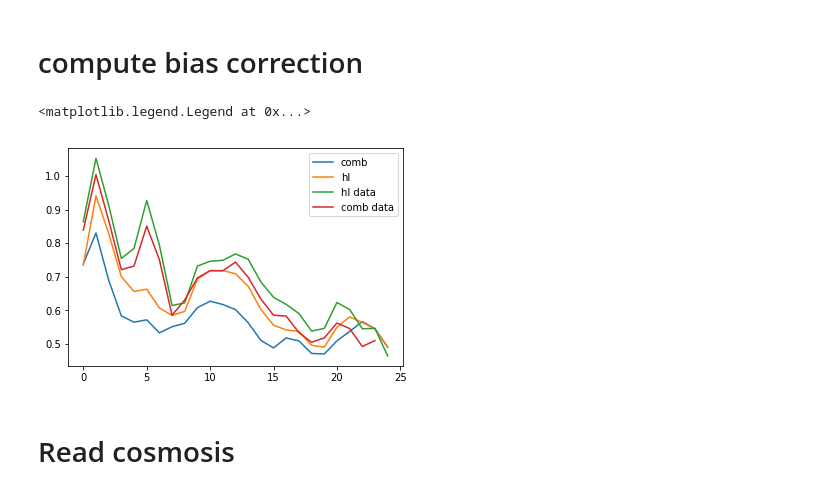
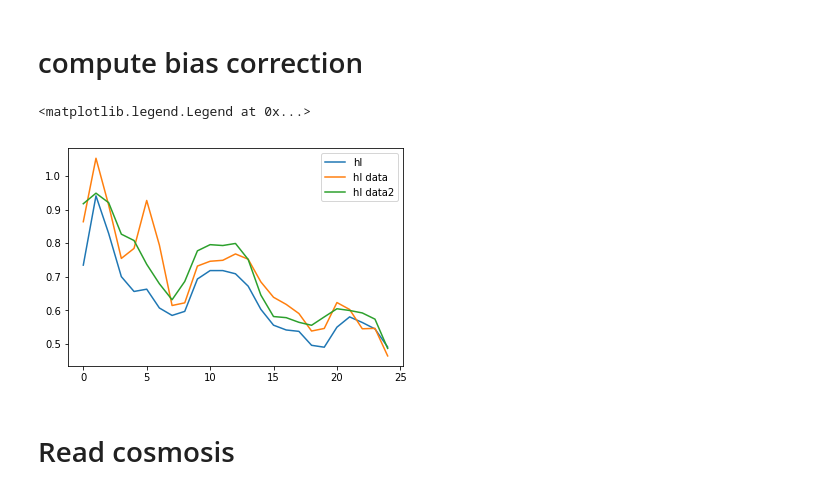
Before and after one commit to mgatti29/CORE, a Jupyter notebook: Preparing_results.ipynb, the cells around one changed output. Saved outputs shown, nothing was run; the diff lists cells and outputs as text; code cells hidden in the pictures.

```diff
--- a/Preparing_results.ipynb
+++ b/Preparing_results.ipynb
@@ -405,46 +454,65 @@ plt.savefig('./figures_x_paper/Nz_sims_data.pdf',bbox_inches='tight')
 # %% [markdown]
 # compute bias correction
 # %%
+
+bias_corr_comb_data2  = np.zeros(len(bins_rm)-1)
+bias_corr_hl_data2 = np.zeros(len(bins_rm)-1)
 bias_corr_hl_data = np.zeros(len(bins_rm)-1)
 bias_corr_comb = np.zeros(len(bins_rm)-1)
 bias_corr_comb_data  = np.zeros(len(bins_rm)-1)
 bias_corr_hl = np.zeros(len(bins_rm)-1)
 
+mute_comb_data2 = pf.open(path_cosmosis+'/data_WL_rmg_rmgz_combined_data2.fits')
+mute_hl_data2 = pf.open(path_cosmosis+'/data_WL_rmg_rmgz_higherlum_data2.fits')
 mute_comb_data = pf.open(path_cosmosis+'/data_WL_rmg_rmgz_combined_data.fits')
-mute_hl_data = pf.open(path_cosmosis+'/sims_WL_rmg_rmgz_higherlum_data.fits')
-mute_comb = pf.open(path_cosmosis+'/data_WL_rmg_rmgz_combined.fits')
-mute_hl = pf.open(path_cosmosis+'/data_WL_rmg_rmgz_higherlum.fits')
+mute_hl_data = pf.open(path_cosmosis+'/data_WL_rmg_rmgz_higherlum_data.fits')
+mute_comb = pf.open(path_cosmosis+'/sims_WL_rmg_rmgz_combined.fits')
+mute_hl = pf.open(path_cosmosis+'/sims_WL_rmg_rmgz_higherlum.fits')
 mute = pf.open(path_cosmosis+'/data_WL_rmg_truez.fits')
 
 z_hr = mute[4].data['Z_MID']
 for i in range(1,len(bins_rm)):
     dd ,_ = np.histogram(np.linspace(bins_rm[i-1],bins_rm[i],5000),bins=np.hstack([mute[4].data['Z_LOW'],mute[4].data['Z_HIGH'][-1]]),normed=True)
     dd = np.trapz(dd**2,z_hr)
+    bias_corr_comb_data2[i-1] = (1./dd)*np.trapz(mute_comb_data2[4].data['BIN{0}'.format(i)]**2,z_hr)
     bias_corr_comb_data[i-1] = (1./dd)*np.trapz(mute_comb_data[4].data['BIN{0}'.format(i)]**2,z_hr)
     bias_corr_comb[i-1] = (1./dd)*np.trapz(mute_comb[4].data['BIN{0}'.format(i)]**2,z_hr)
     bias_corr_hl_data[i-1] = (1./dd)*np.trapz(mute_hl_data[4].data['BIN{0}'.format(i)]**2,z_hr)
+    bias_corr_hl_data2[i-1] = (1./dd)*np.trapz(mute_hl_data2[4].data['BIN{0}'.format(i)]**2,z_hr)
+
     bias_corr_hl[i-1] = (1./dd)*np.trapz(mute_hl[4].data['BIN{0}'.format(i)]**2,z_hr)
 
+bias_corr_comb_data  = np.sqrt((bias_corr_comb_data))
 bias_corr_hl_data = np.sqrt(bias_corr_hl_data)
+bias_corr_comb_data2  = np.sqrt((bias_corr_comb_data2))
+bias_corr_hl_data2 = np.sqrt(bias_corr_hl_data2)
+
 bias_corr_comb = np.sqrt((bias_corr_comb))
-bias_corr_comb_data  = np.sqrt((bias_corr_comb_data))
+
 bias_corr_hl = np.sqrt((bias_corr_hl))
 
 dict_bias_corr = dict()
+dict_bias_corr['bias_rmg_corr_higherlum_data2'] = bias_corr_hl_data2
+dict_bias_corr['bias_rmg_corr_combined_data2'] = bias_corr_comb_data2
 dict_bias_corr['bias_rmg_corr_higherlum_data'] = bias_corr_hl_data
+dict_bias_corr['bias_rmg_corr_combined_data'] = bias_corr_comb_data
 dict_bias_corr['bias_rmg_corr_combined'] = bias_corr_comb
-dict_bias_corr['bias_rmg_corr_combined_data'] = bias_corr_comb_data
+
 dict_bias_corr['bias_rmg_corr_higherlum'] = bias_corr_hl
-save_obj('/global/cscratch1/sd/mgatti/clustering_z/data/bias_corr1',dict_bias_corr)
-plt.plot(bias_corr_comb,label='comb')
+save_obj('/global/cscratch1/sd/mgatti/clustering_z/data/bias_corr',dict_bias_corr)
+
+#plt.plot(bias_corr_comb,label='comb')
 plt.plot(bias_corr_hl,label='hl')
 plt.plot(bias_corr_hl_data,label='hl data')
-plt.plot(bias_corr_comb_data,label='comb data')
+plt.plot(bias_corr_hl_data2,label='hl data2')
+
+#plt.plot(bias_corr_comb_data2,label='comb data2')
+#plt.plot(bias_corr_comb_data,label='comb data')
 
 plt.legend()
 # %% [output]
 <matplotlib.legend.Legend at 0x...>
-[figure, old version]
+[figure, new version]
 # %% [markdown]
 # Read cosmosis
 # %%
```
Also changed, not shown: parts of 10 cells of this notebook, 2 other files.
